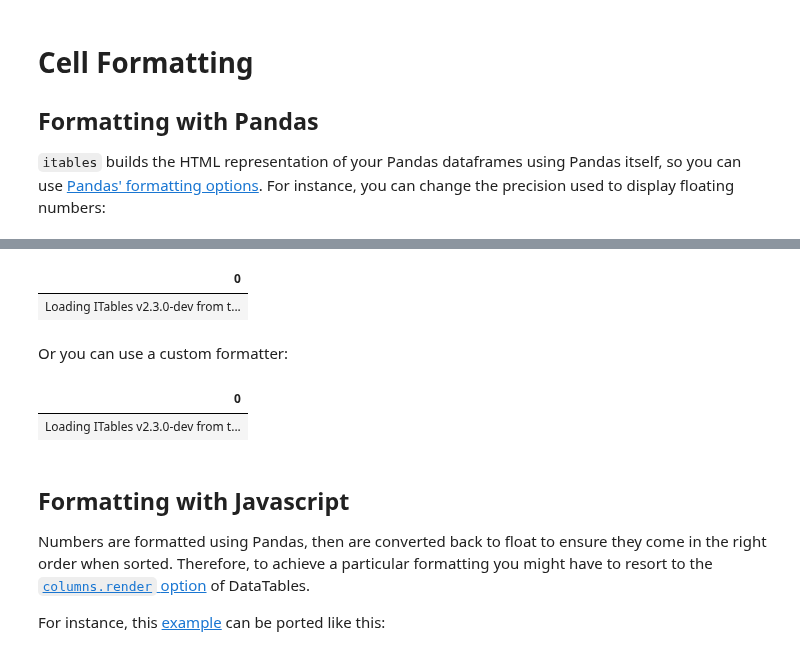
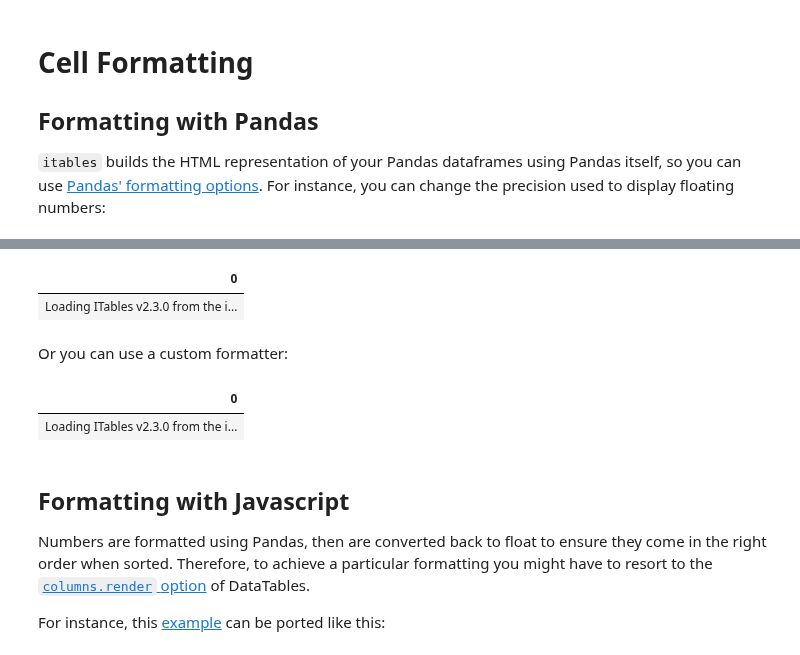
Before and after one commit to mwouts/itables, a Jupyter notebook: _sources/formatting.ipynb, the cells around one changed output, grey strips where cells are left out. Cells and saved outputs as stored; diff of their text form; code cells hidden in the pictures.

```diff
--- a/_sources/formatting.ipynb
+++ b/_sources/formatting.ipynb
@@ -16,21 +15,21 @@ init_notebook_mode(all_interactive=True)
 # %%
 import math
 
 import pandas as pd
 
 with pd.option_context("display.float_format", "{:,.2f}".format):
-    show(pd.Series([i * math.pi for i in range(1, 6)]))
+    itables.show(pd.Series([i * math.pi for i in range(1, 6)]))
 # %% [output]
 | 0 |
-| Loading ITables v2.3.0-dev from t... |
+| Loading ITables v2.3.0 from the i... |
 # %% [markdown]
 Or you can use a custom formatter:
 # %%
 with pd.option_context("display.float_format", "${:,.2f}".format):
-    show(pd.Series([i * math.pi for i in range(1, 6)]))
+    itables.show(pd.Series([i * math.pi for i in range(1, 6)]))
 # %% [output]
 | 0 |
-| Loading ITables v2.3.0-dev from t... |
+| Loading ITables v2.3.0 from the i... |
 # %% [markdown]
 ## Formatting with Javascript
 
```
Also changed, not shown: parts of 7 cells of this notebook, 58 other files.
